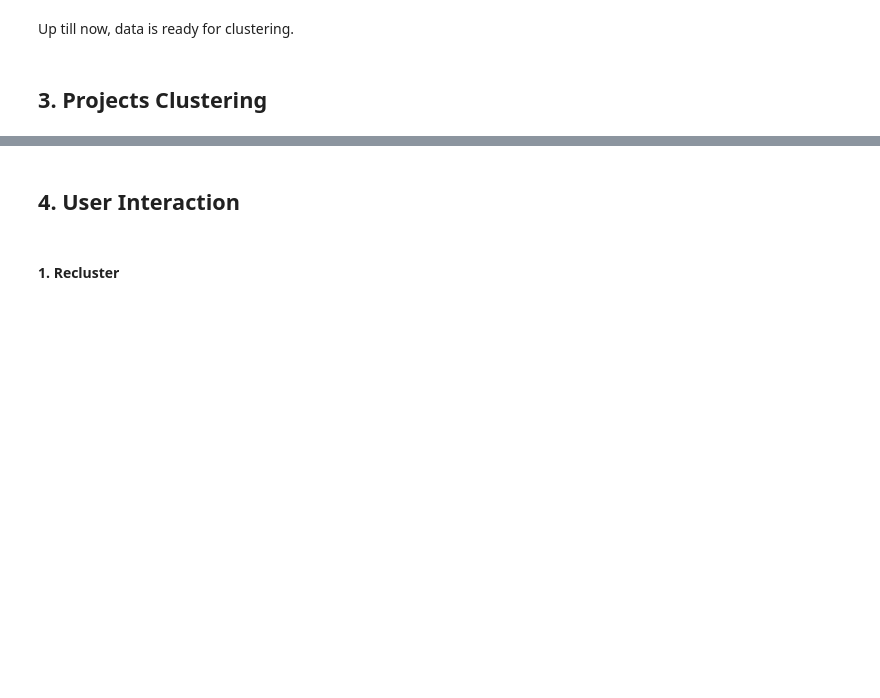
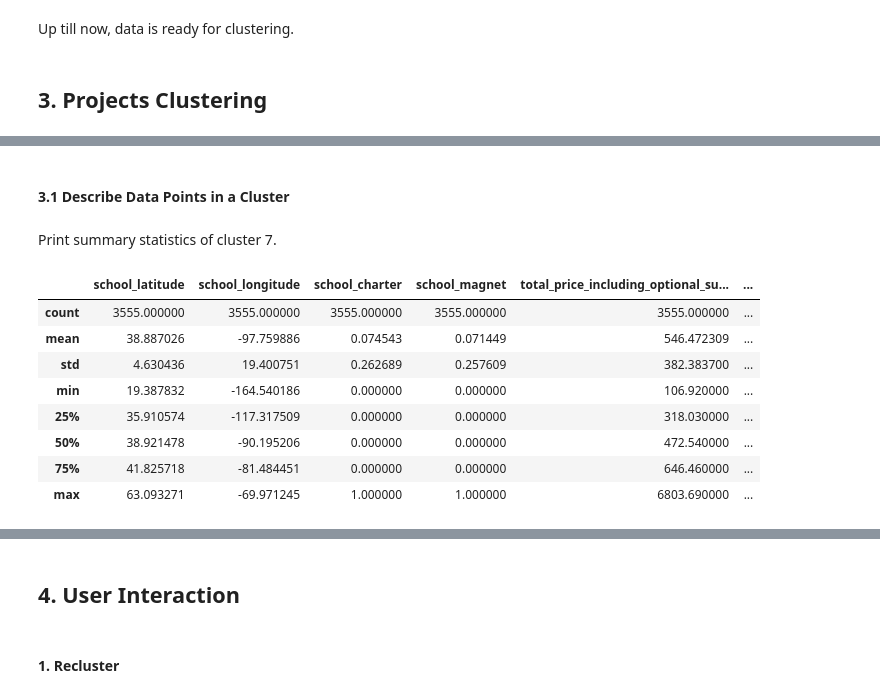
Before and after one commit to KunyuHe/ML-Pipeline-for-Crowdfunding-Project-Outcome-Prediction, a Jupyter notebook: clustering/clustering.ipynb, the cells around one changed output, grey strips where cells are left out. Drawn from its saved outputs; the diff is of its cells as text; code cells hidden in the pictures; blank space fills up the shorter version.

```diff
--- a/clustering/clustering.ipynb
+++ b/clustering/clustering.ipynb
@@ -125,0 +126,16 @@ There's no obvious elbow but 50 seems to be a reasonable number of clusters.
+# %% [markdown]
+#### 3.1 Describe Data Points in a Cluster
+# %% [markdown]
+Print summary statistics of cluster 7.
+# %%
+kmeans_pipe.describe_cluster(7)
+# %% [output]
+|  | school_latitude | school_longitude | school_charter | school_magnet | total_price_including_optional_su... | ... |
+| count | 3555.000000 | 3555.000000 | 3555.000000 | 3555.000000 | 3555.000000 | ... |
+| mean | 38.887026 | -97.759886 | 0.074543 | 0.071449 | 546.472309 | ... |
+| std | 4.630436 | 19.400751 | 0.262689 | 0.257609 | 382.383700 | ... |
+| min | 19.387832 | -164.540186 | 0.000000 | 0.000000 | 106.920000 | ... |
+| 25% | 35.910574 | -117.317509 | 0.000000 | 0.000000 | 318.030000 | ... |
+| 50% | 38.921478 | -90.195206 | 0.000000 | 0.000000 | 472.540000 | ... |
+| 75% | 41.825718 | -81.484451 | 0.000000 | 0.000000 | 646.460000 | ... |
+| max | 63.093271 | -69.971245 | 1.000000 | 1.000000 | 6803.690000 | ... |
```
Also changed, not shown: parts of 27 cells of this notebook, 12 other files.
